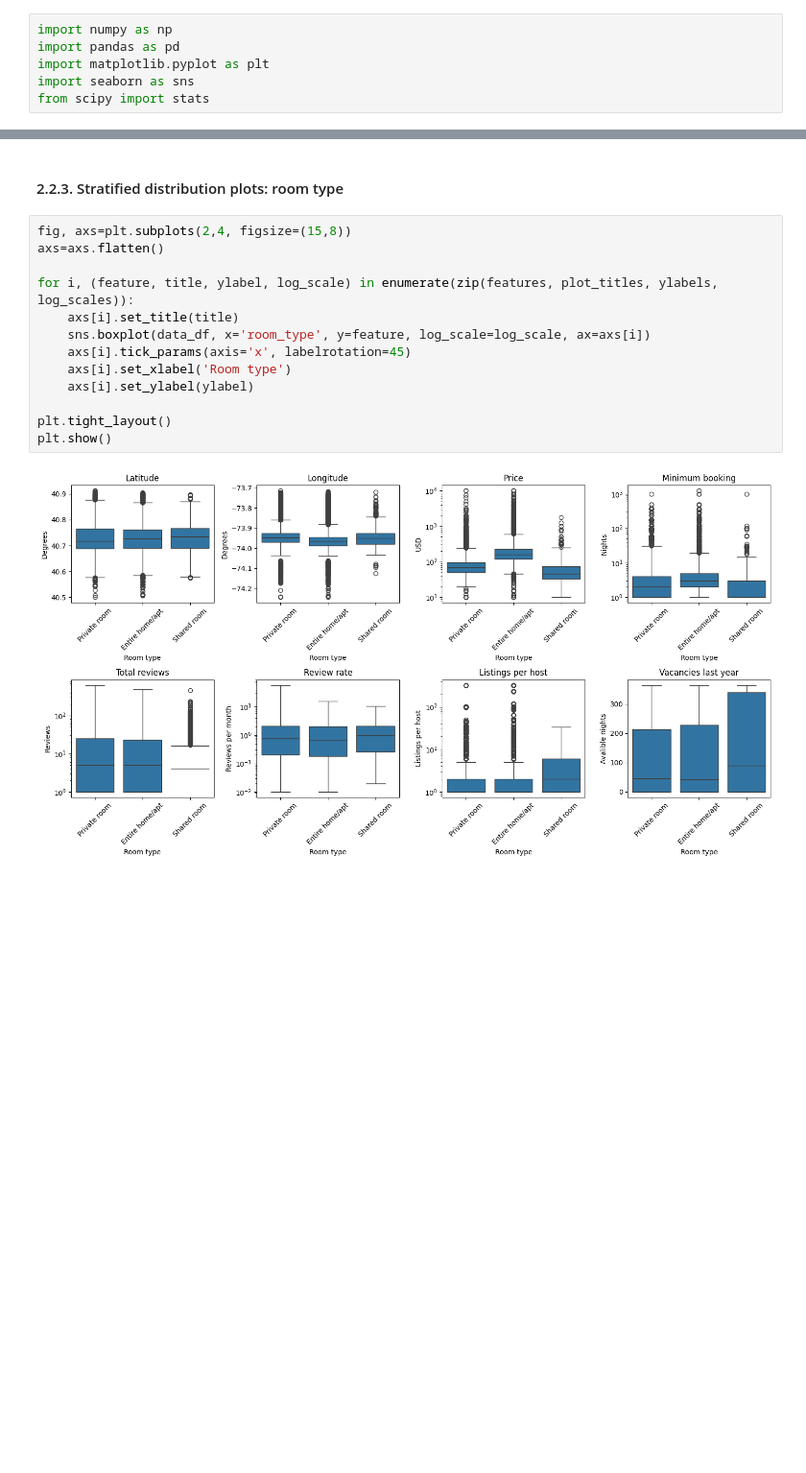
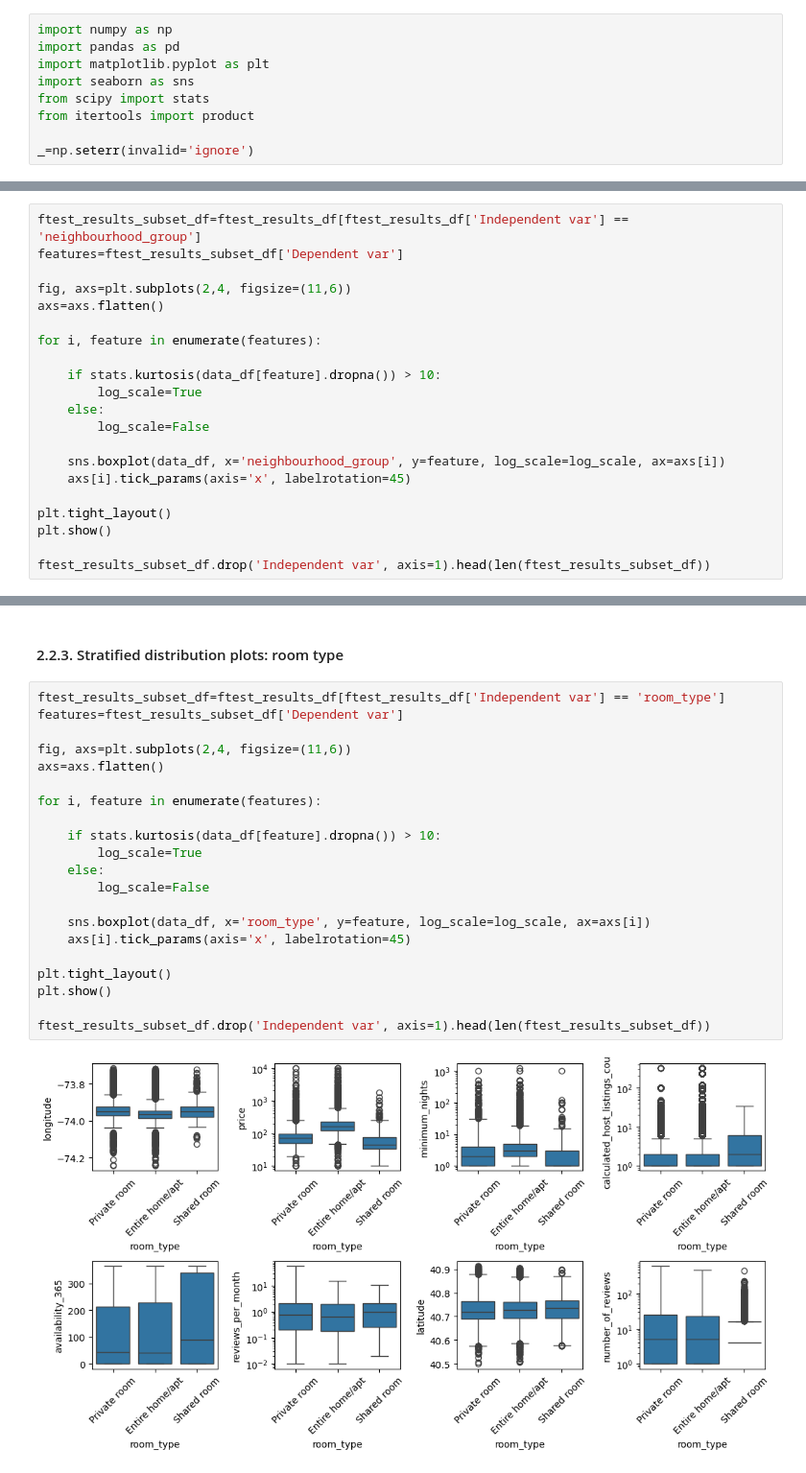
Before and after one commit to gperdrizet/gperdrizet-data-preprocessing-project-tutorial, a Jupyter notebook: gperdrizet_correlations.ipynb, the cells around one changed output, grey strips where cells are left out. Shown: that part at 96% size. Cells and saved outputs as stored; diff of their text form; blank space fills up the shorter version.

```diff
--- a/gperdrizet_correlations.ipynb
+++ b/gperdrizet_correlations.ipynb
@@ -8,6 +8,9 @@ import pandas as pd
 import matplotlib.pyplot as plt
 import seaborn as sns
 from scipy import stats
+from itertools import product
+
+_=np.seterr(invalid='ignore')
 # %% [markdown]
 ## 1. Data loading/inspection
 # %%
@@ -126,0 +93,21 @@ plt.show()
+# %%
+ftest_results_subset_df=ftest_results_df[ftest_results_df['Independent var'] == 'neighbourhood_group']
+features=ftest_results_subset_df['Dependent var']
+
+fig, axs=plt.subplots(2,4, figsize=(11,6))
+axs=axs.flatten()
+
+for i, feature in enumerate(features):
+
+    if stats.kurtosis(data_df[feature].dropna()) > 10:
+        log_scale=True
+    else:
+        log_scale=False
+
+    sns.boxplot(data_df, x='neighbourhood_group', y=feature, log_scale=log_scale, ax=axs[i])
+    axs[i].tick_params(axis='x', labelrotation=45)
+
+plt.tight_layout()
+plt.show()
+
+ftest_results_subset_df.drop('Independent var', axis=1).head(len(ftest_results_subset_df))
@@ -127,17 +125,25 @@ plt.show()
 # %% [markdown]
 #### 2.2.3. Stratified distribution plots: room type
 # %%
-fig, axs=plt.subplots(2,4, figsize=(15,8))
+ftest_results_subset_df=ftest_results_df[ftest_results_df['Independent var'] == 'room_type']
+features=ftest_results_subset_df['Dependent var']
+
+fig, axs=plt.subplots(2,4, figsize=(11,6))
 axs=axs.flatten()
 
-for i, (feature, title, ylabel, log_scale) in enumerate(zip(features, plot_titles, ylabels, log_scales)):
-    axs[i].set_title(title)
+for i, feature in enumerate(features):
+
+    if stats.kurtosis(data_df[feature].dropna()) > 10:
+        log_scale=True
+    else:
+        log_scale=False
+
     sns.boxplot(data_df, x='room_type', y=feature, log_scale=log_scale, ax=axs[i])
     axs[i].tick_params(axis='x', labelrotation=45)
-    axs[i].set_xlabel('Room type')
-    axs[i].set_ylabel(ylabel)
 
 plt.tight_layout()
 plt.show()
+
+ftest_results_subset_df.drop('Independent var', axis=1).head(len(ftest_results_subset_df))
 # %% [output]
-[figure, old version]
+[figure, new version]
```
Also changed, not shown: parts of 10 cells of this notebook.
